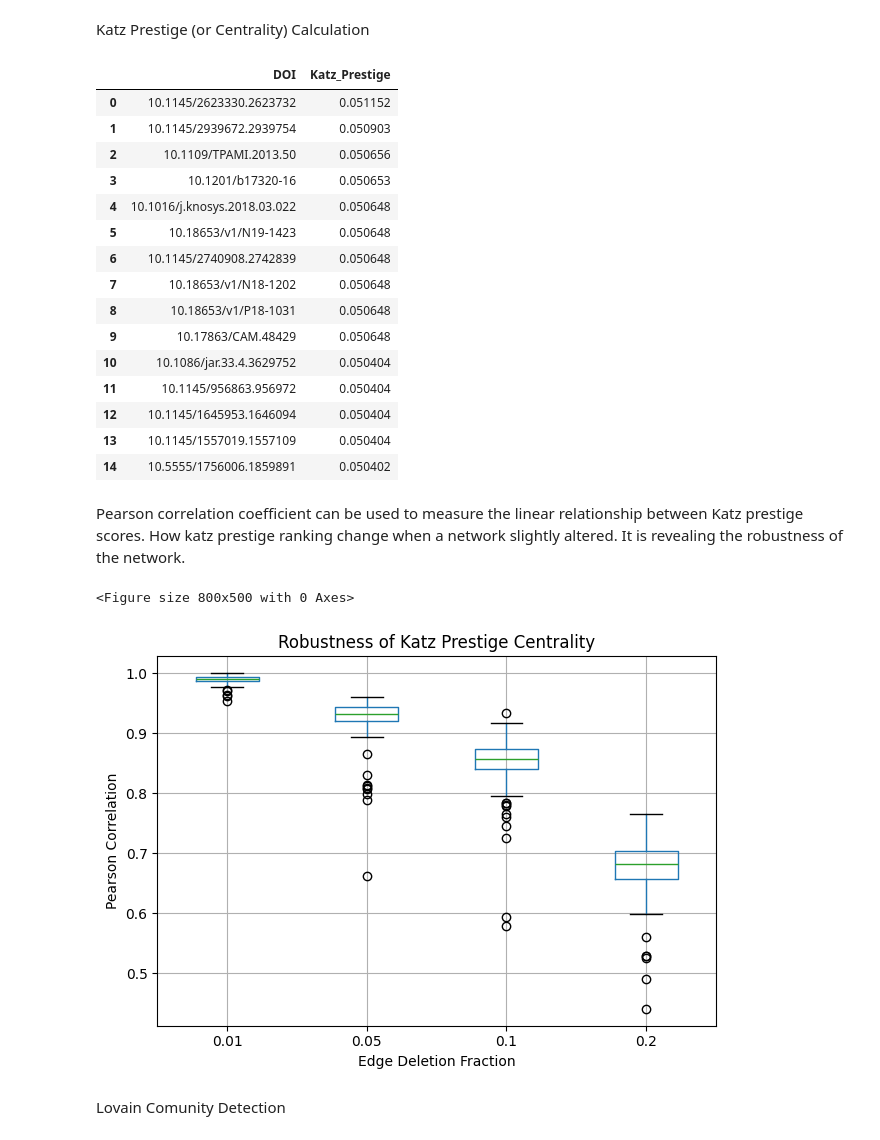
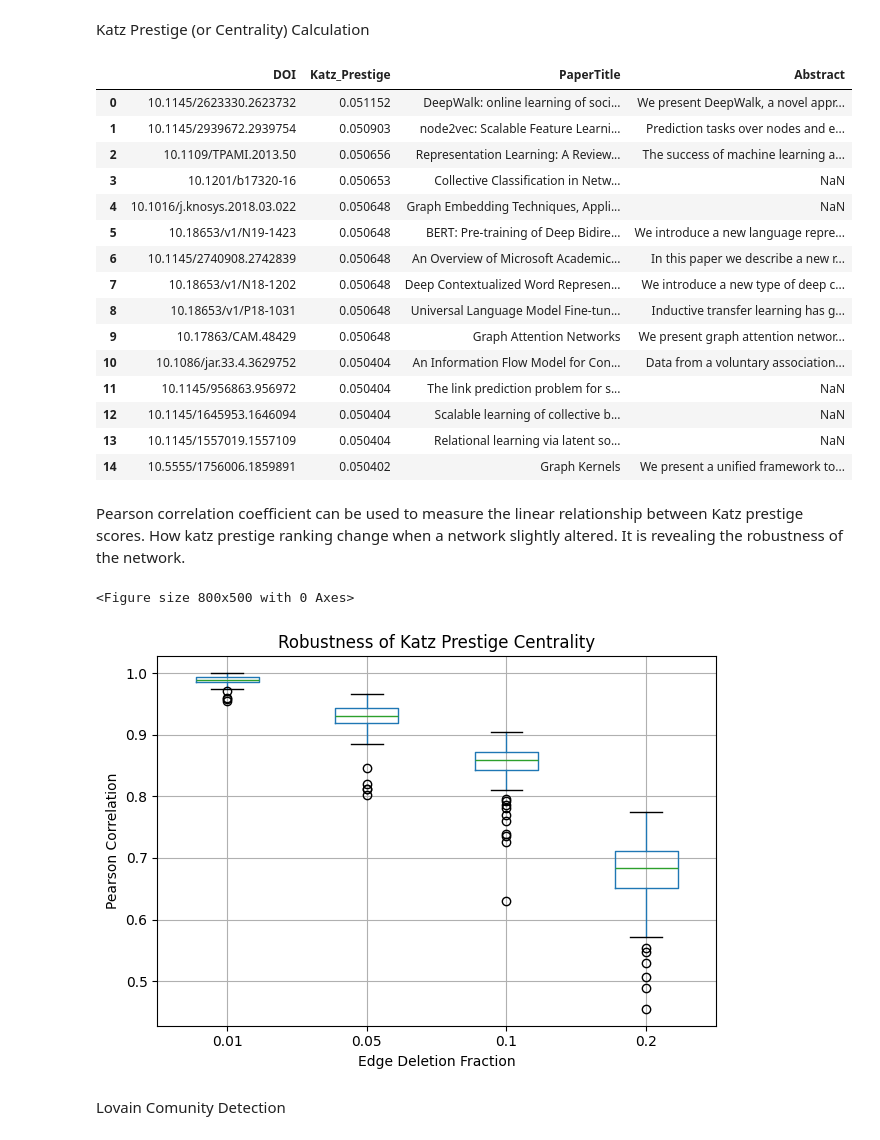
Before and after one commit to Thenuja-S/Graph-Theoretic-Research-Project, a Jupyter notebook: scripts/GenerateNetowrkX_Graph.ipynb, the cells around one changed output. Drawn from its saved outputs; the diff is of its cells as text; code cells hidden in the pictures.

```diff
--- a/scripts/GenerateNetowrkX_Graph.ipynb
+++ b/scripts/GenerateNetowrkX_Graph.ipynb
@@ -69,7 +76,10 @@ else:
 Verified: Found 11 connections for seed 10.1145/3543873.3587570
 # %%
 # 2. Build the Graph
-G = nx.from_pandas_edgelist(edges_df, source='Source', target='Target', create_using=nx.Graph())
+G = nx.from_pandas_edgelist(edges_df,
+                            source='Source',
+                             target='Target',
+                                create_using=nx.Graph())
 node_attr = nodes_df.set_index('NodeID').to_dict('index')
 nx.set_node_attributes(G, node_attr)
 
@@ -125,37 +135,44 @@ Katz Prestige (or Centrality) Calculation
 # %%
 # Katz Centrality Calculation
 edges_df_cleaned = edges_df.dropna(subset=["Source", "Target"])
 
 #Convert edge list to directed graph
-G_original = nx.from_pandas_edgelist(edges_df_cleaned, source='Source', target='Target', create_using=nx.DiGraph())
+G_original = nx.from_pandas_edgelist(edges_df_cleaned,
+                                     source='Source',
+                                     target='Target',
+                                     create_using=nx.DiGraph())
 
 alpha = 0.005
 katz_centrality = nx.katz_centrality_numpy(G_original, alpha=alpha)
 
 katz_df = pd.DataFrame(katz_centrality.items(), columns=["DOI", "Katz_Prestige"])
 
 katz_df = katz_df.dropna(subset=["DOI"])
 
+katz_df = katz_df.merge(nodes_df[['NodeID', 'PaperTitle', 'Abstract']], left_on='DOI', right_on='NodeID', how='left')
+katz_df = katz_df.drop(columns=['NodeID'])
+
 katz_df = katz_df.sort_values(by="Katz_Prestige", ascending=False).reset_index(drop=True)
 
+katz_df.to_csv(DIRECTORY / 'katz_centrality_scores.csv', index=False)
 katz_df.head(15)
 # %% [output]
-|  | DOI | Katz_Prestige |
-| 0 | 10.1145/2623330.2623732 | 0.051152 |
-| 1 | 10.1145/2939672.2939754 | 0.050903 |
-| 2 | 10.1109/TPAMI.2013.50 | 0.050656 |
-| 3 | 10.1201/b17320-16 | 0.050653 |
-| 4 | 10.1016/j.knosys.2018.03.022 | 0.050648 |
-| 5 | 10.18653/v1/N19-1423 | 0.050648 |
-| 6 | 10.1145/2740908.2742839 | 0.050648 |
-| 7 | 10.18653/v1/N18-1202 | 0.050648 |
-| 8 | 10.18653/v1/P18-1031 | 0.050648 |
-| 9 | 10.17863/CAM.48429 | 0.050648 |
-| 10 | 10.1086/jar.33.4.3629752 | 0.050404 |
-| 11 | 10.1145/956863.956972 | 0.050404 |
-| 12 | 10.1145/1645953.1646094 | 0.050404 |
-| 13 | 10.1145/1557019.1557109 | 0.050404 |
-| 14 | 10.5555/1756006.1859891 | 0.050402 |
+|  | DOI | Katz_Prestige | PaperTitle | Abstract |
+| 0 | 10.1145/2623330.2623732 | 0.051152 | DeepWalk: online learning of soci... | We present DeepWalk, a novel appr... |
+| 1 | 10.1145/2939672.2939754 | 0.050903 | node2vec: Scalable Feature Learni... | Prediction tasks over nodes and e... |
+| 2 | 10.1109/TPAMI.2013.50 | 0.050656 | Representation Learning: A Review... | The success of machine learning a... |
+| 3 | 10.1201/b17320-16 | 0.050653 | Collective Classification in Netw... | NaN |
+| 4 | 10.1016/j.knosys.2018.03.022 | 0.050648 | Graph Embedding Techniques, Appli... | NaN |
+| 5 | 10.18653/v1/N19-1423 | 0.050648 | BERT: Pre-training of Deep Bidire... | We introduce a new language repre... |
+| 6 | 10.1145/2740908.2742839 | 0.050648 | An Overview of Microsoft Academic... | In this paper we describe a new r... |
+| 7 | 10.18653/v1/N18-1202 | 0.050648 | Deep Contextualized Word Represen... | We introduce a new type of deep c... |
+| 8 | 10.18653/v1/P18-1031 | 0.050648 | Universal Language Model Fine-tun... | Inductive transfer learning has g... |
+| 9 | 10.17863/CAM.48429 | 0.050648 | Graph Attention Networks | We present graph attention networ... |
+| 10 | 10.1086/jar.33.4.3629752 | 0.050404 | An Information Flow Model for Con... | Data from a voluntary association... |
+| 11 | 10.1145/956863.956972 | 0.050404 | The link prediction problem for s... | NaN |
+| 12 | 10.1145/1645953.1646094 | 0.050404 | Scalable learning of collective b... | NaN |
+| 13 | 10.1145/1557019.1557109 | 0.050404 | Relational learning via latent so... | NaN |
+| 14 | 10.5555/1756006.1859891 | 0.050402 | Graph Kernels | We present a unified framework to... |
 # %% [markdown]
 Pearson correlation coefficient can be used to measure the linear relationship between Katz prestige scores. How katz prestige ranking change when a network slightly altered. It is revealing the robustness of the network.
 # %%
@@ -203,7 +220,7 @@ plt.tight_layout()
 plt.show()
 # %% [output]
 <Figure size 800x500 with 0 Axes>
-[figure, old version]
+[figure, new version]
 # %% [markdown]
 Lovain Comunity Detection
 # %%
```
Also changed, not shown: parts of 8 cells of this notebook, 12 other files.
